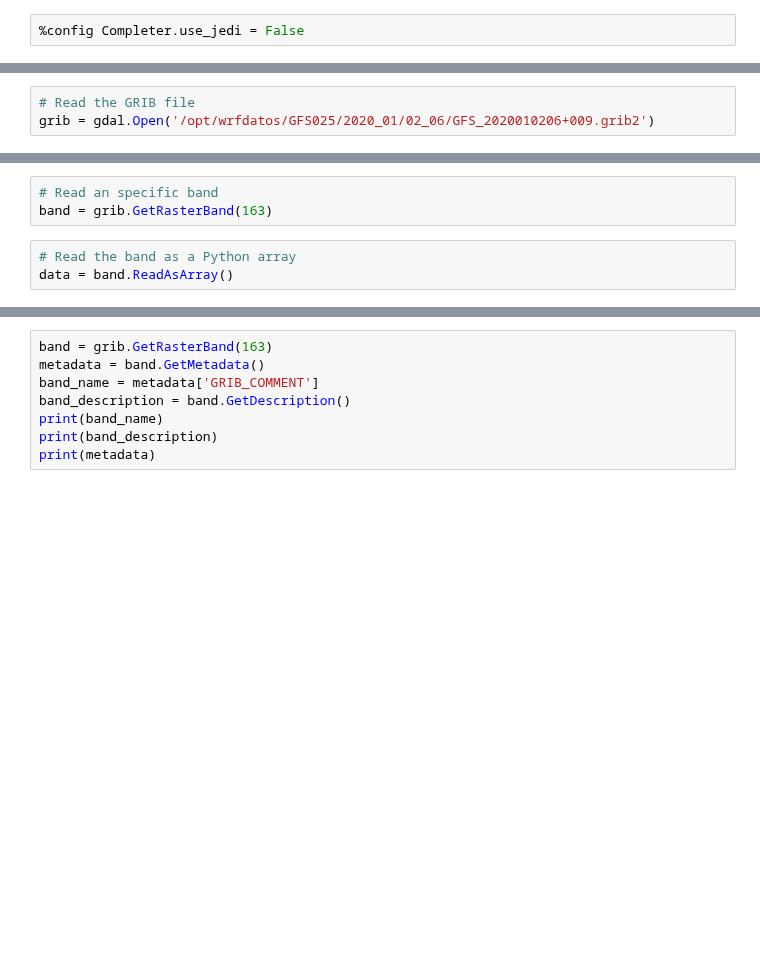
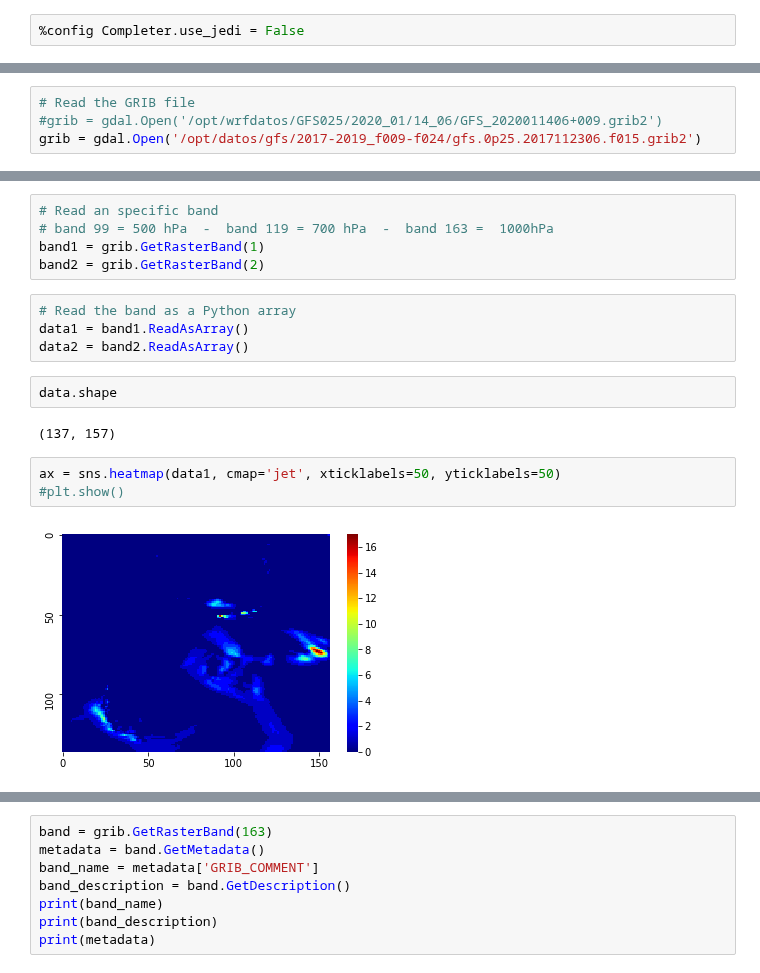
Before and after one commit to JFC95/ProyectoIntegrador_Weather, a Jupyter notebook: Notebooks/manejando_grib_fromGFS.ipynb, the cells around one changed output, grey strips where cells are left out. Cells and saved outputs as stored; diff of their text form; blank space fills up the shorter version.

Commit message:
nuevos gribs

```diff
--- a/Notebooks/MapaHGT.ipynb
+++ b/Notebooks/manejando_grib_fromGFS.ipynb
@@ -7,4 +8,5 @@ import numpy as np
 #from mpl_toolkits.basemap import Basemap
 # %%
 # Read the GRIB file
-grib = gdal.Open('/opt/wrfdatos/GFS025/2020_01/02_06/GFS_2020010206+009.grib2')
+#grib = gdal.Open('/opt/wrfdatos/GFS025/2020_01/14_06/GFS_2020011406+009.grib2')
+grib = gdal.Open('/opt/datos/gfs/2017-2019_f009-f024/gfs.0p25.2017112306.f015.grib2')
@@ -11,6 +31,18 @@ grib = gdal.Open('/opt/wrfdatos/GFS025/2020_01/02_06/GFS_2020010206+009.grib2')
 # %%
 # Read an specific band
-band = grib.GetRasterBand(163)
+# band 99 = 500 hPa  -  band 119 = 700 hPa  -  band 163 =  1000hPa
+band1 = grib.GetRasterBand(1)
+band2 = grib.GetRasterBand(2)
 # %%
 # Read the band as a Python array
-data = band.ReadAsArray()
+data1 = band1.ReadAsArray()
+data2 = band2.ReadAsArray()
+# %%
+data.shape
+# %% [output]
+(137, 157)
+# %%
+ax = sns.heatmap(data1, cmap='jet', xticklabels=50, yticklabels=50)
+#plt.show()
+# %% [output]
+[figure, added]
```
Also changed, not shown: parts of 6 cells of this notebook.
